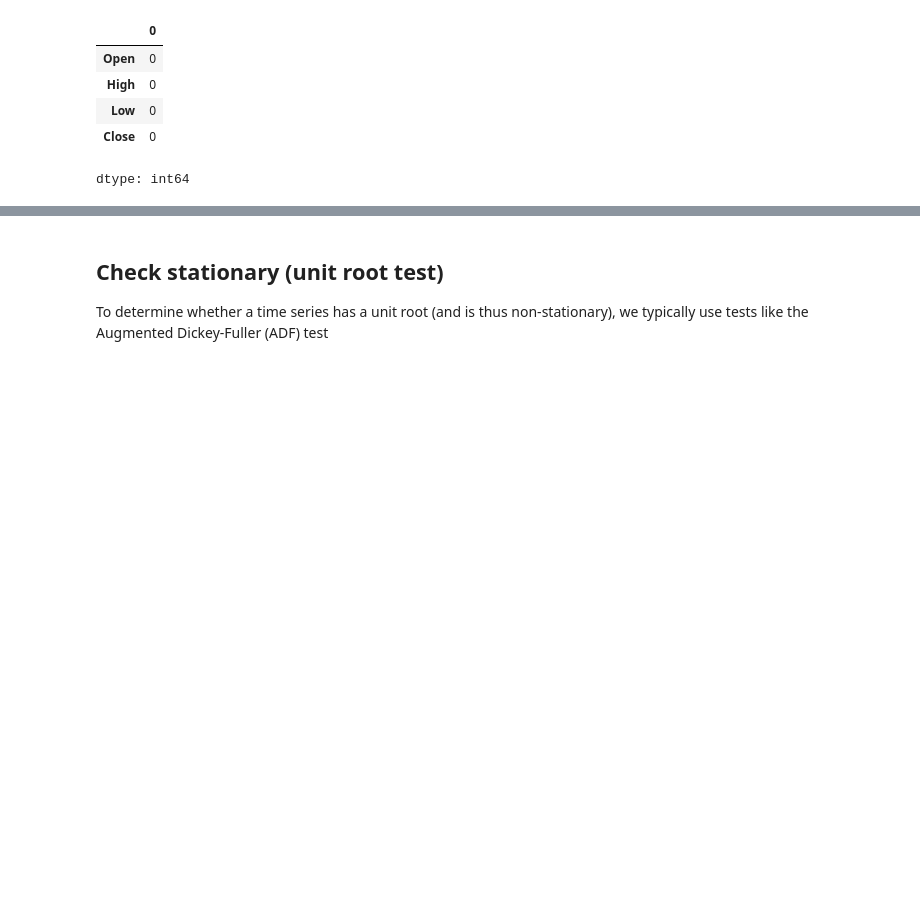
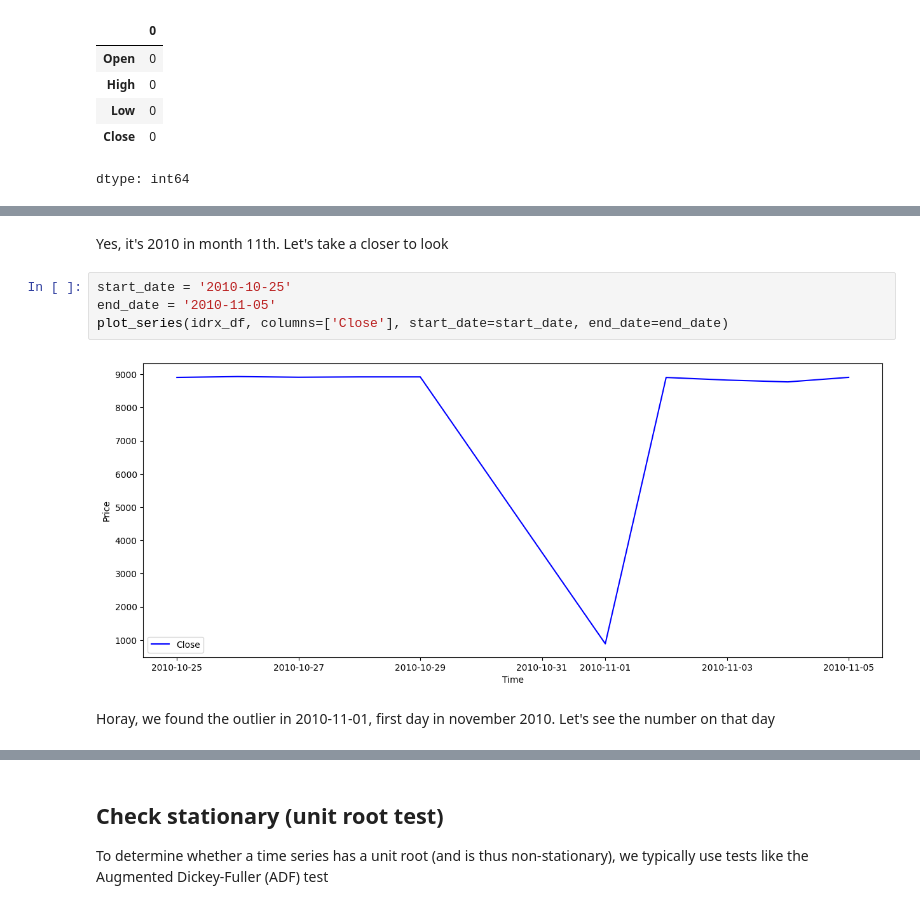
Before and after one commit to sayid-alt/usd_idr_exchange_prediction, a Jupyter notebook: usd_idr_prediction.ipynb, the cells around one changed output, grey strips where cells are left out. Cells and saved outputs as stored; diff of their text form; blank space fills up the shorter version.

```diff
--- a/usd_idr_prediction.ipynb
+++ b/usd_idr_prediction.ipynb
@@ -312,0 +329,10 @@ dtype: int64
+# %% [markdown]
+Yes, it's 2010 in month 11th. Let's take a closer to look
+# %%
+start_date = '2010-10-25'
+end_date = '2010-11-05'
+plot_series(idrx_df, columns=['Close'], start_date=start_date, end_date=end_date)
+# %% [output]
+[figure, added]
+# %% [markdown]
+Horay, we found the outlier in 2010-11-01, first day in november 2010. Let's see the number on that day
```
Also changed, not shown: parts of 31 cells of this notebook.
